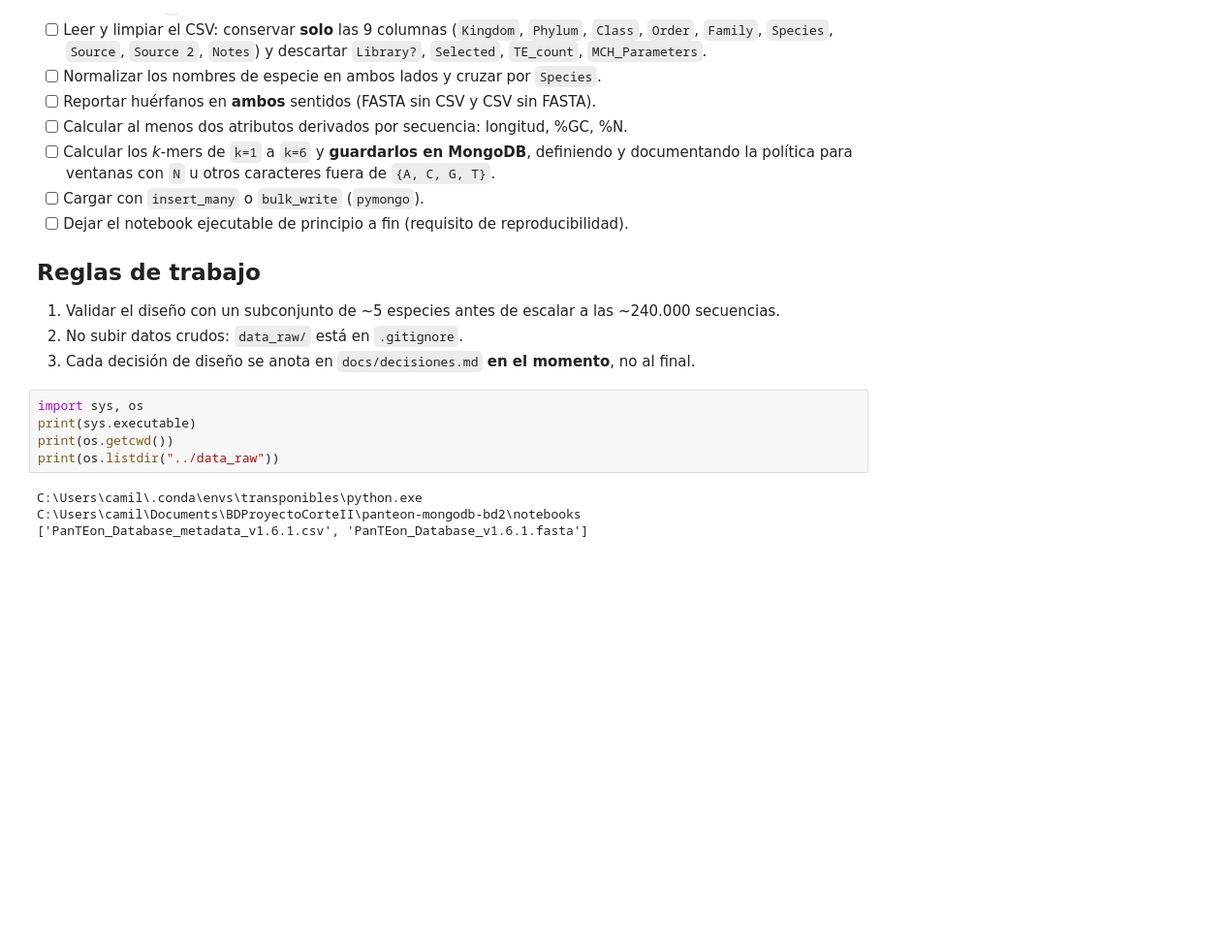
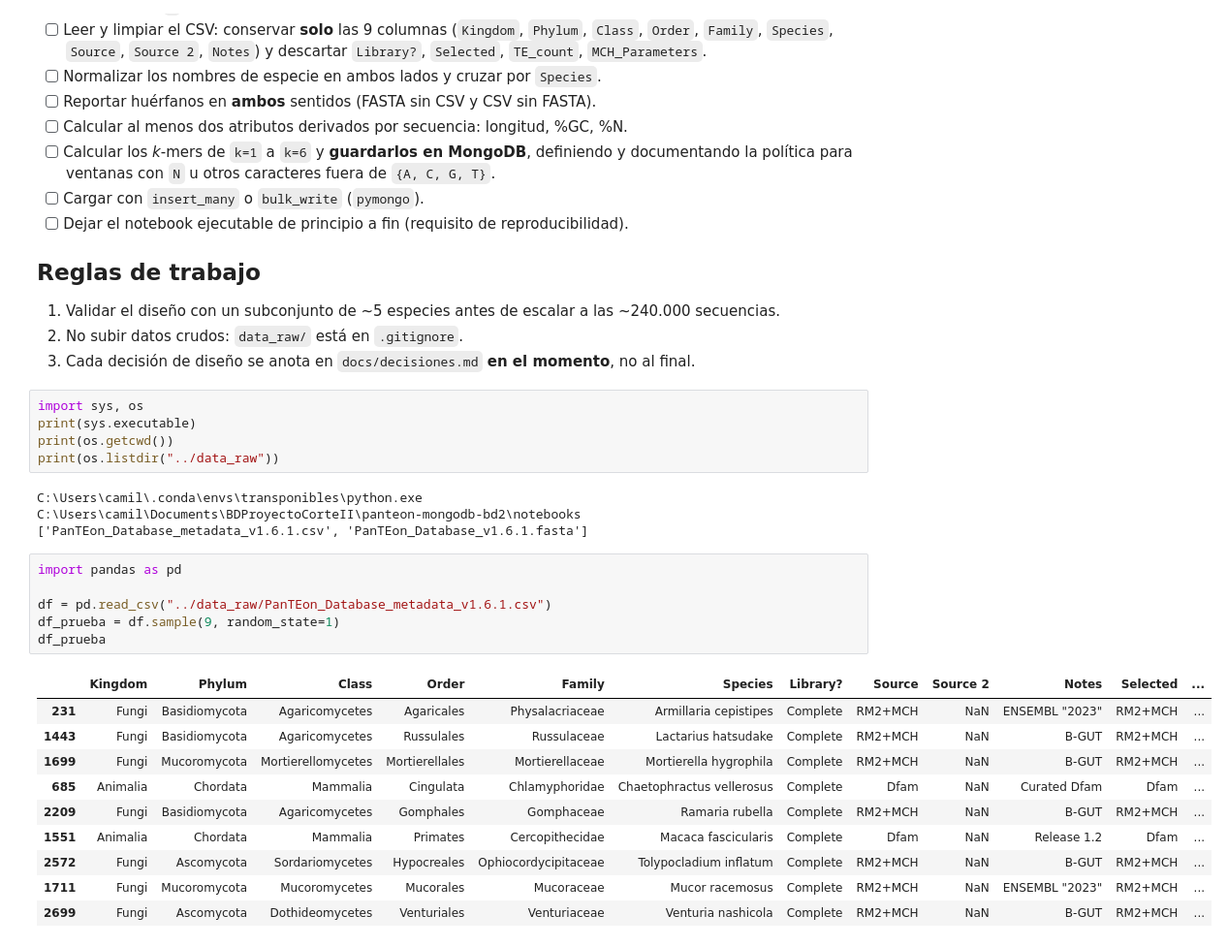
Before and after one commit to VilladaV/panteon-mongodb-bd2, a Jupyter notebook: notebooks/01_exploracion_limpieza_normalizacion_cruce.ipynb, the cells around one changed output. Shown at 97% size. Drawn from its saved outputs; the diff is of its cells as text; blank space fills up the shorter version.

```diff
--- a/notebooks/01_exploracion_limpieza_normalizacion_cruce.ipynb
+++ b/notebooks/01_exploracion_limpieza_normalizacion_cruce.ipynb
@@ -32,3 +32,20 @@ print(os.listdir("../data_raw"))
 C:\Users\camil\.conda\envs\transponibles\python.exe
 C:\Users\camil\Documents\BDProyectoCorteII\panteon-mongodb-bd2\notebooks
 ['PanTEon_Database_metadata_v1.6.1.csv', 'PanTEon_Database_v1.6.1.fasta']
+# %%
+import pandas as pd
+
+df = pd.read_csv("../data_raw/PanTEon_Database_metadata_v1.6.1.csv")
+df_prueba = df.sample(9, random_state=1)
+df_prueba
+# %% [output]
+|  | Kingdom | Phylum | Class | Order | Family | Species | Library? | Source | Source 2 | Notes | Selected | ... |
+| 231 | Fungi | Basidiomycota | Agaricomycetes | Agaricales | Physalacriaceae | Armillaria cepistipes | Complete | RM2+MCH | NaN | ENSEMBL "2023" | RM2+MCH | ... |
+| 1443 | Fungi | Basidiomycota | Agaricomycetes | Russulales | Russulaceae | Lactarius hatsudake | Complete | RM2+MCH | NaN | B-GUT | RM2+MCH | ... |
+| 1699 | Fungi | Mucoromycota | Mortierellomycetes | Mortierellales | Mortierellaceae | Mortierella hygrophila | Complete | RM2+MCH | NaN | B-GUT | RM2+MCH | ... |
+| 685 | Animalia | Chordata | Mammalia | Cingulata | Chlamyphoridae | Chaetophractus vellerosus | Complete | Dfam | NaN | Curated Dfam | Dfam | ... |
+| 2209 | Fungi | Basidiomycota | Agaricomycetes | Gomphales | Gomphaceae | Ramaria rubella | Complete | RM2+MCH | NaN | B-GUT | RM2+MCH | ... |
+| 1551 | Animalia | Chordata | Mammalia | Primates | Cercopithecidae | Macaca fascicularis | Complete | Dfam | NaN | Release 1.2 | Dfam | ... |
+| 2572 | Fungi | Ascomycota | Sordariomycetes | Hypocreales | Ophiocordycipitaceae | Tolypocladium inflatum | Complete | RM2+MCH | NaN | B-GUT | RM2+MCH | ... |
+| 1711 | Fungi | Mucoromycota | Mucoromycetes | Mucorales | Mucoraceae | Mucor racemosus | Complete | RM2+MCH | NaN | ENSEMBL "2023" | RM2+MCH | ... |
+| 2699 | Fungi | Ascomycota | Dothideomycetes | Venturiales | Venturiaceae | Venturia nashicola | Complete | RM2+MCH | NaN | B-GUT | RM2+MCH | ... |
```
Also changed, not shown: parts of 31 cells of this notebook.
